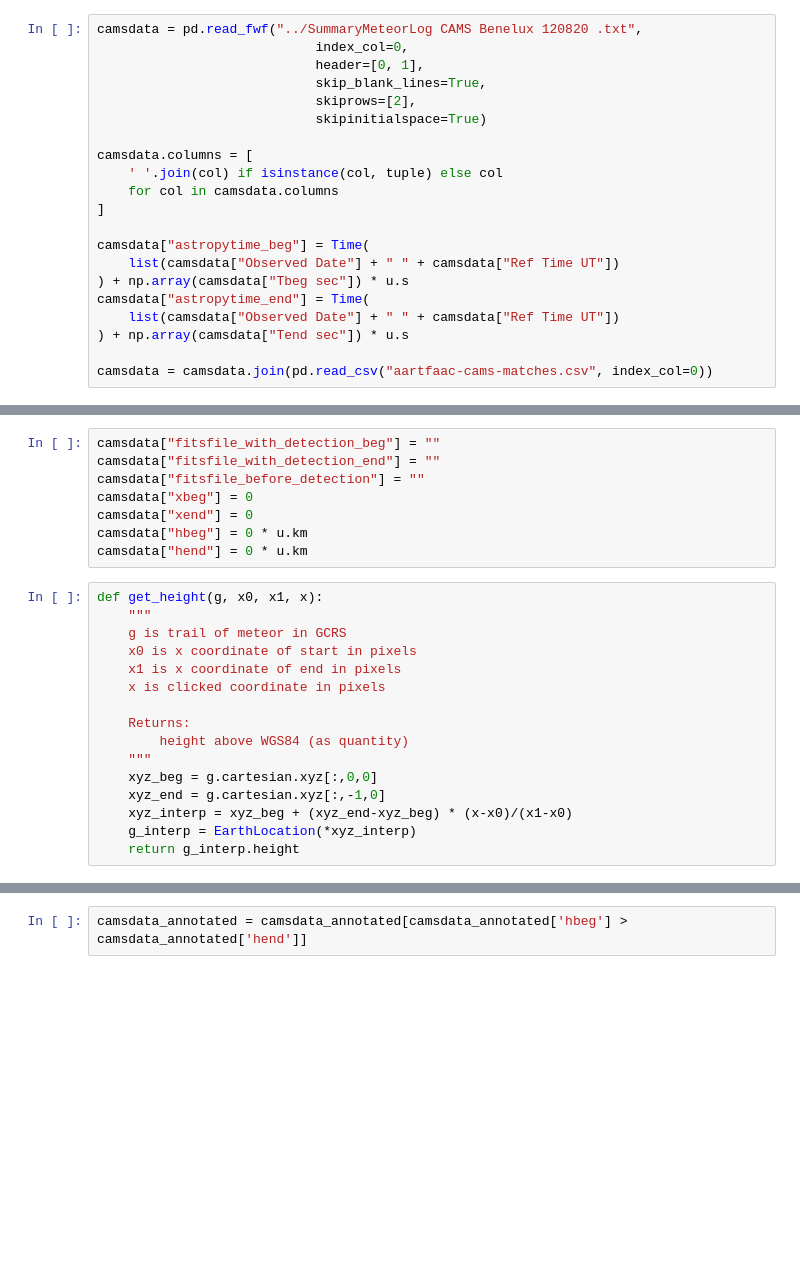
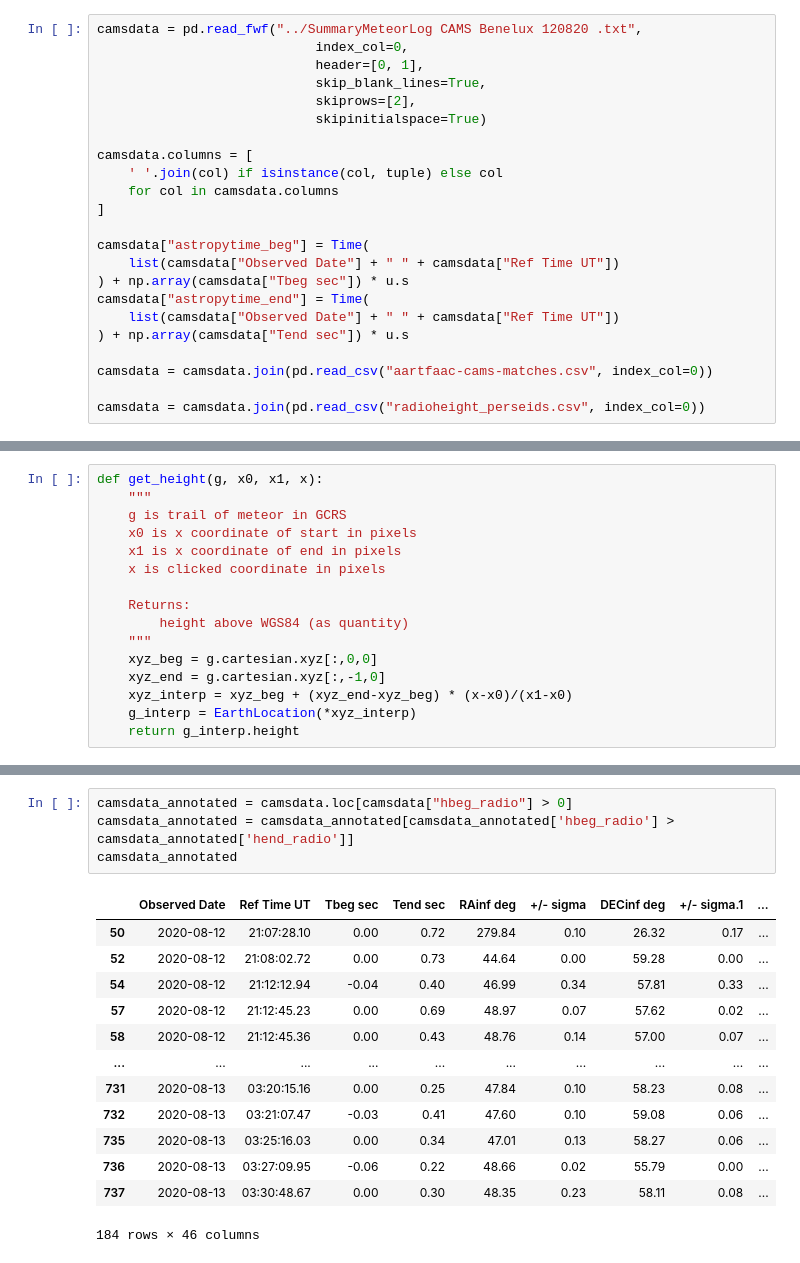
Before and after one commit to tammojan/perseids2020, a Jupyter notebook: reproject.ipynb, the cells around one changed output, grey strips where cells are left out. Cells and saved outputs as stored; diff of their text form; blank space fills up the shorter version.

```diff
--- a/reproject.ipynb
+++ b/reproject.ipynb
@@ -99,3 +102,5 @@ camsdata["astropytime_end"] = Time(
 ) + np.array(camsdata["Tend sec"]) * u.s
 
 camsdata = camsdata.join(pd.read_csv("aartfaac-cams-matches.csv", index_col=0))
+
+camsdata = camsdata.join(pd.read_csv("radioheight_perseids.csv", index_col=0))
@@ -108,11 +107,3 @@ from ipywidgets import interact, interactive
-# %%
-camsdata["fitsfile_with_detection_beg"] = ""
-camsdata["fitsfile_with_detection_end"] = ""
-camsdata["fitsfile_before_detection"] = ""
-camsdata["xbeg"] = 0
-camsdata["xend"] = 0
-camsdata["hbeg"] = 0 * u.km
-camsdata["hend"] = 0 * u.km
 # %%
 def get_height(g, x0, x1, x):
     """
@@ -282,2 +243,18 @@ camsdata_annotated[camsdata_annotated['hbeg'] > 110*u.km]
-# %%
-camsdata_annotated = camsdata_annotated[camsdata_annotated['hbeg'] > camsdata_annotated['hend']]
+# %%
+camsdata_annotated = camsdata.loc[camsdata["hbeg_radio"] > 0]
+camsdata_annotated = camsdata_annotated[camsdata_annotated['hbeg_radio'] > camsdata_annotated['hend_radio']]
+camsdata_annotated
+# %% [output]
+|  | Observed Date | Ref Time UT | Tbeg sec | Tend sec | RAinf deg | +/- sigma | DECinf deg | +/- sigma.1 | ... |
+| 50 | 2020-08-12 | 21:07:28.10 | 0.00 | 0.72 | 279.84 | 0.10 | 26.32 | 0.17 | ... |
+| 52 | 2020-08-12 | 21:08:02.72 | 0.00 | 0.73 | 44.64 | 0.00 | 59.28 | 0.00 | ... |
+| 54 | 2020-08-12 | 21:12:12.94 | -0.04 | 0.40 | 46.99 | 0.34 | 57.81 | 0.33 | ... |
+| 57 | 2020-08-12 | 21:12:45.23 | 0.00 | 0.69 | 48.97 | 0.07 | 57.62 | 0.02 | ... |
+| 58 | 2020-08-12 | 21:12:45.36 | 0.00 | 0.43 | 48.76 | 0.14 | 57.00 | 0.07 | ... |
+| ... | ... | ... | ... | ... | ... | ... | ... | ... | ... |
+| 731 | 2020-08-13 | 03:20:15.16 | 0.00 | 0.25 | 47.84 | 0.10 | 58.23 | 0.08 | ... |
+| 732 | 2020-08-13 | 03:21:07.47 | -0.03 | 0.41 | 47.60 | 0.10 | 59.08 | 0.06 | ... |
+| 735 | 2020-08-13 | 03:25:16.03 | 0.00 | 0.34 | 47.01 | 0.13 | 58.27 | 0.06 | ... |
+| 736 | 2020-08-13 | 03:27:09.95 | -0.06 | 0.22 | 48.66 | 0.02 | 55.79 | 0.00 | ... |
+| 737 | 2020-08-13 | 03:30:48.67 | 0.00 | 0.30 | 48.35 | 0.23 | 58.11 | 0.08 | ... |
+184 rows × 46 columns
```
Also changed, not shown: parts of 17 cells of this notebook.
